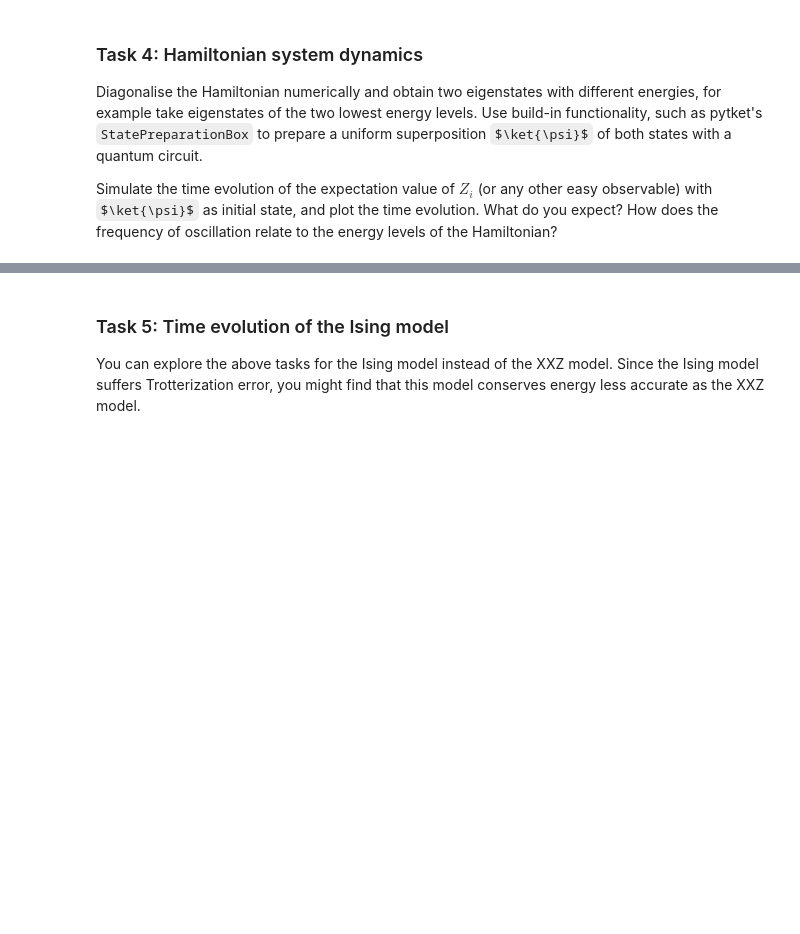
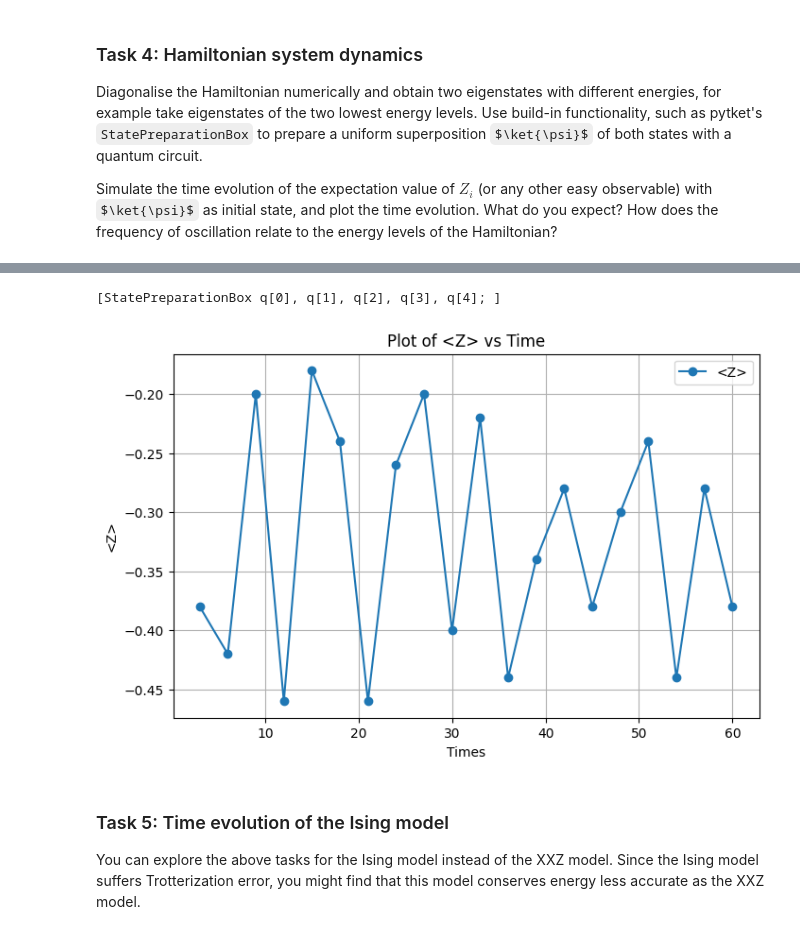
Before and after one commit to SiruLee/2025-Quantinuum, a Jupyter notebook: notebooks/hamiltonian_simulation.ipynb, the cells around one changed output, grey strips where cells are left out. Drawn from its saved outputs; the diff is of its cells as text; code cells hidden in the pictures; some formulas as TeX source; blank space fills up the shorter version.

```diff
--- a/notebooks/hamiltonian_simulation.ipynb
+++ b/notebooks/hamiltonian_simulation.ipynb
@@ -735,7 +880,7 @@ qpo_dict[xx_term] = 1
 
 operator = QubitPauliOperator(qpo_dict)
 # %%
-energy, two_q_gates, two_q_gates2 = zip(*[time_evolution(aer_sim, t, n_qubits, operator) for t in times])
+energy, two_q_gates = zip(*[time_evolution(aer_sim, t, n_qubits, operator) for t in times])
 # %%
 # Plot
 plt.figure(figsize=(8, 5))
@@ -754,3 +899,7 @@ plt.show()
 Diagonalise the Hamiltonian numerically and obtain two eigenstates with different energies, for example take eigenstates of the two lowest energy levels. Use build-in functionality, such as pytket's `StatePreparationBox` to prepare a uniform superposition $\ket{\psi}$ of both states with a quantum circuit.
 
 Simulate the time evolution of the expectation value of $Z_i$ (or any other easy observable) with $\ket{\psi}$ as initial state, and plot the time evolution. What do you expect? How does the frequency of oscillation relate to the energy levels of the Hamiltonian?
+# %%
+xxz_ham = get_xxz_chain_hamiltonian(n_qubits=n_qubits, Delta_ZZ=Delta_ZZ)
+xxz_matrix = xxz_ham.to_sparse_matrix(qubits=[Qubit(i) for i in range(n_qubits)]).todense()
+print(xxz_matrix)
@@ -756,0 +914,17 @@ Simulate the time evolution of the expectation value of $Z_i$ (or any other easy
+# %%
+eig_values, eig_vecs = np.linalg.eigh(xxz_matrix)
+# Degeneracy
+
+eig_vec1 = np.array(eig_vecs[0]).flatten()
+eig_vec2 = np.array(eig_vecs[2]).flatten()
+sup_pos_state = (eig_vec1 + eig_vec2) / np.sqrt(2)
+
+from pytket.circuit import StatePreparationBox
+
+
+init_state_prep = StatePreparationBox(sup_pos_state)
+# %%
+state_circ = Circuit(n_qubits)
+state_circ.add_gate(init_state_prep, [i for i in range(n_qubits)])
+# %% [output]
+[StatePreparationBox q[0], q[1], q[2], q[3], q[4]; ]
@@ -757,3 +971,25 @@ Simulate the time evolution of the expectation value of $Z_i$ (or any other easy
+# %%
+
+t_max = 60
+n_shots = 100
+times = np.arange(3, t_max + 1, 3)
+trotter_step_size = 3
+qpo_dict = {}
+z_term = QubitPauliString([Qubit(0)], [Pauli.Z])
+qpo_dict[z_term] = 1
+operator = QubitPauliOperator(qpo_dict)
+energy = [time_evolution_with_init(aer_sim, t, n_qubits, operator, 3) for t in times]
+# %%
+plt.figure(figsize=(8, 5))
+plt.plot(times, energy, marker='o', linestyle='-', label='<Z>')
+plt.xlabel('Times')
+plt.ylabel('<Z>')
+plt.title('Plot of <Z> vs Time')
+plt.legend()
+plt.grid(True)
+plt.show()
+# %% [output]
+[figure, added]
 # %% [markdown]
 ### Task 5: Time evolution of the Ising model
 
```
Also changed, not shown: parts of 40 cells of this notebook.
